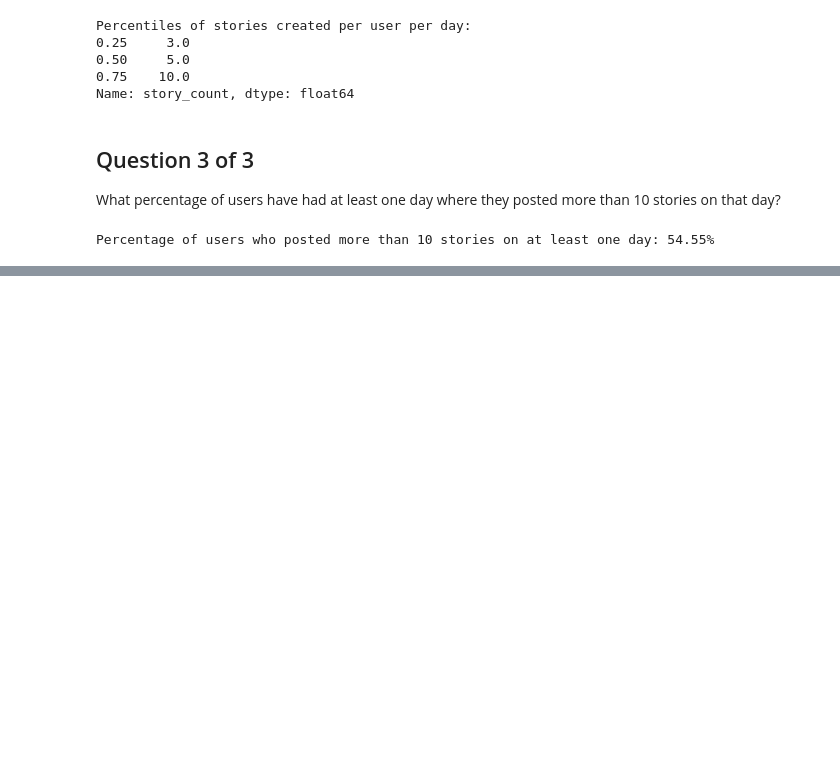
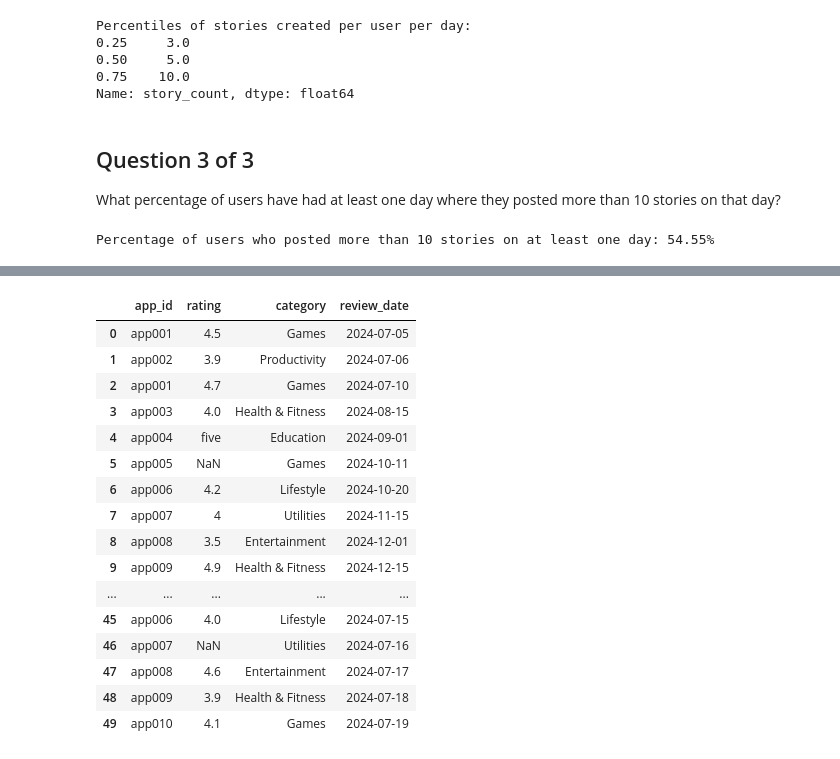
Before and after one commit to Haris-09/Python-Summer-Party-Challenge, a Jupyter notebook: Python_Summer_Party.ipynb, the cells around one changed output, grey strips where cells are left out. Drawn from its saved outputs; the diff is of its cells as text; code cells hidden in the pictures; blank space fills up the shorter version.

```diff
--- a/Python_Summer_Party.ipynb
+++ b/Python_Summer_Party.ipynb
@@ -1294,0 +1369,20 @@ Percentage of users who posted more than 10 stories on at least one day: 54.55%
+# %%
+app_ratings
+# %% [output]
+|  | app_id | rating | category | review_date |
+| 0 | app001 | 4.5 | Games | 2024-07-05 |
+| 1 | app002 | 3.9 | Productivity | 2024-07-06 |
+| 2 | app001 | 4.7 | Games | 2024-07-10 |
+| 3 | app003 | 4.0 | Health & Fitness | 2024-08-15 |
+| 4 | app004 | five | Education | 2024-09-01 |
+| 5 | app005 | NaN | Games | 2024-10-11 |
+| 6 | app006 | 4.2 | Lifestyle | 2024-10-20 |
+| 7 | app007 | 4 | Utilities | 2024-11-15 |
+| 8 | app008 | 3.5 | Entertainment | 2024-12-01 |
+| 9 | app009 | 4.9 | Health & Fitness | 2024-12-15 |
+| ... | ... | ... | ... | ... |
+| 45 | app006 | 4.0 | Lifestyle | 2024-07-15 |
+| 46 | app007 | NaN | Utilities | 2024-07-16 |
+| 47 | app008 | 4.6 | Entertainment | 2024-07-17 |
+| 48 | app009 | 3.9 | Health & Fitness | 2024-07-18 |
+| 49 | app010 | 4.1 | Games | 2024-07-19 |
```
Also changed, not shown: parts of 18 cells of this notebook.
